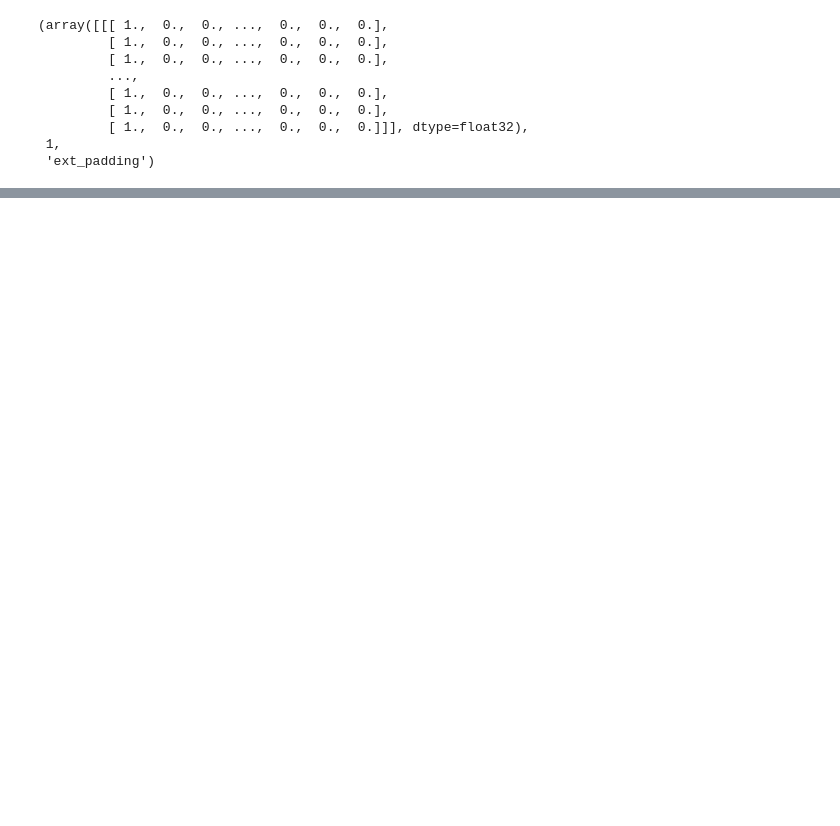
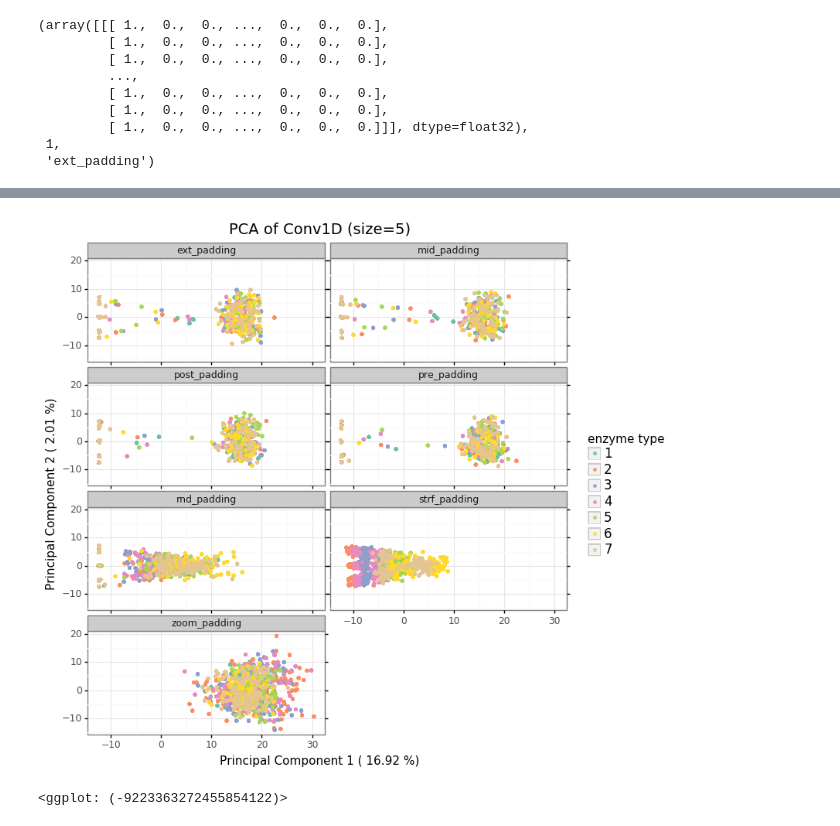
Before and after one commit to b2slab/padding_benchmark, a Jupyter notebook: notebooks/activations_sequences_pca.ipynb, the cells around one changed output, grey strips where cells are left out. Drawn from its saved outputs; the diff is of its cells as text; code cells hidden in the pictures; blank space fills up the shorter version.

```diff
--- a/notebooks/activations_sequences_pca.ipynb
+++ b/notebooks/activations_sequences_pca.ipynb
@@ -275,0 +462,5 @@ KeyboardInterrupt:
+# %%
+plot_pca_per_padding(final_df, pca)
+# %% [output]
+[figure, added]
+<ggplot: (-9223363272455854122)>
```
Also changed, not shown: parts of 31 cells of this notebook, 6 other files.
